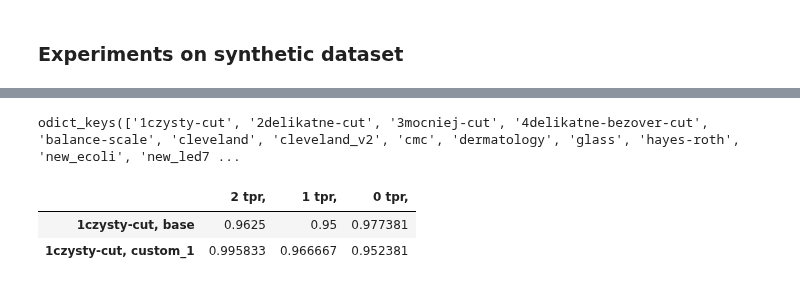
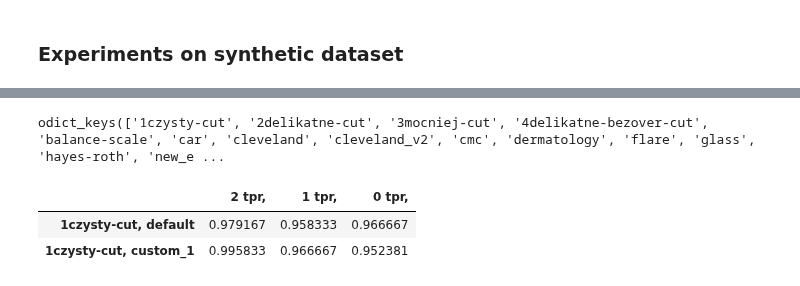
Before and after one commit to damianhorna/multi-imbalance, a Jupyter notebook: benchmarks/spider/spider.ipynb, the cells around one changed output, grey strips where cells are left out. Drawn from its saved outputs; the diff is of its cells as text; code cells hidden in the pictures.

```diff
--- a/benchmarks/spider/spider.ipynb
+++ b/benchmarks/spider/spider.ipynb
@@ -210,3 +157,6 @@ datasets = load_datasets()
+# %%
+#datasets = load_datasets()
+datasets = load_arff_datasets()
 # %%
 datasets.keys()
 # %% [output]
@@ -241,8 +197,10 @@ maj_int_min = {
     "balance-scale": {'maj': [2, 1], 'int': [], 'min': [0]},
     "cleveland": {'maj': [0], 'int': [], 'min': [1, 2, 3, 4]},
     "cleveland_v2": {'maj': [0], 'int': [], 'min': [1, 2, 3]},
+    "car": {'maj': [2, 0], 'int': [], 'min': [1,3]},
     "cmc": {'maj': [0, 2], 'int': [], 'min': [1]},
     "dermatology": {'maj': [0, 2, 1, 4, 3], 'int': [], 'min': [5]},
+    "flare": {'maj': [1, 2, 3, 6], 'int': [], 'min': [4, 5]},
     "glass": {'maj': [1, 0, 3], 'int': [], 'min': [5, 2, 4]},
     "hayes-roth": {'maj': [0, 1], 'int': [], 'min': [2]},
     "new_ecoli": {'maj': [0, 1], 'int': [], 'min': [4, 2, 3]},
@@ -769,2 +488,0 @@ a2 = np.array([[1,2,3], [4,5,6], [7,8,9]])
-# %%
-mean = (a1 + a2 ) / 3
@@ -778,7 +544,7 @@ array([[0.66666667, 1.33333333, 2.        ],
 def test_spiders_tpr(options, dataset_name):
     np.random.seed(0)
 
-    datasets = load_datasets()
+    datasets = load_arff_datasets()
     results_g_mean = dict()
     results_acc = dict()
     results_tpr = {}
@@ -874,17 +640,17 @@ def test_spiders_tpr(options, dataset_name):
 
     #display("TPRs")
     df = pd.DataFrame(results_tpr).T
-    display(df.style.apply(highlight_max, axis=1))
+    display(df.style.apply(highlight_max, axis=0))
     return df
 # %%
 datasets.keys()
 # %% [output]
-odict_keys(['1czysty-cut', '2delikatne-cut', '3mocniej-cut', '4delikatne-bezover-cut', 'balance-scale', 'cleveland', 'cleveland_v2', 'cmc', 'dermatology', 'glass', 'hayes-roth', 'new_ecoli', 'new_led7 ...
+odict_keys(['1czysty-cut', '2delikatne-cut', '3mocniej-cut', '4delikatne-bezover-cut', 'balance-scale', 'car', 'cleveland', 'cleveland_v2', 'cmc', 'dermatology', 'flare', 'glass', 'hayes-roth', 'new_e ...
 # %%
-another = test_spiders_tpr(['base', 'custom_1'], list(datasets.keys())[0])
+another = test_spiders_tpr(['default', 'custom_1'], list(datasets.keys())[0])
 # %% [output]
 |  | 2 tpr, | 1 tpr, | 0 tpr, |
-| 1czysty-cut, base | 0.9625 | 0.95 | 0.977381 |
+| 1czysty-cut, default | 0.979167 | 0.958333 | 0.966667 |
 | 1czysty-cut, custom_1 | 0.995833 | 0.966667 | 0.952381 |
 # %%
 for dataset_name in list(datasets.keys()):
```
Also changed, not shown: parts of 27 cells of this notebook.
